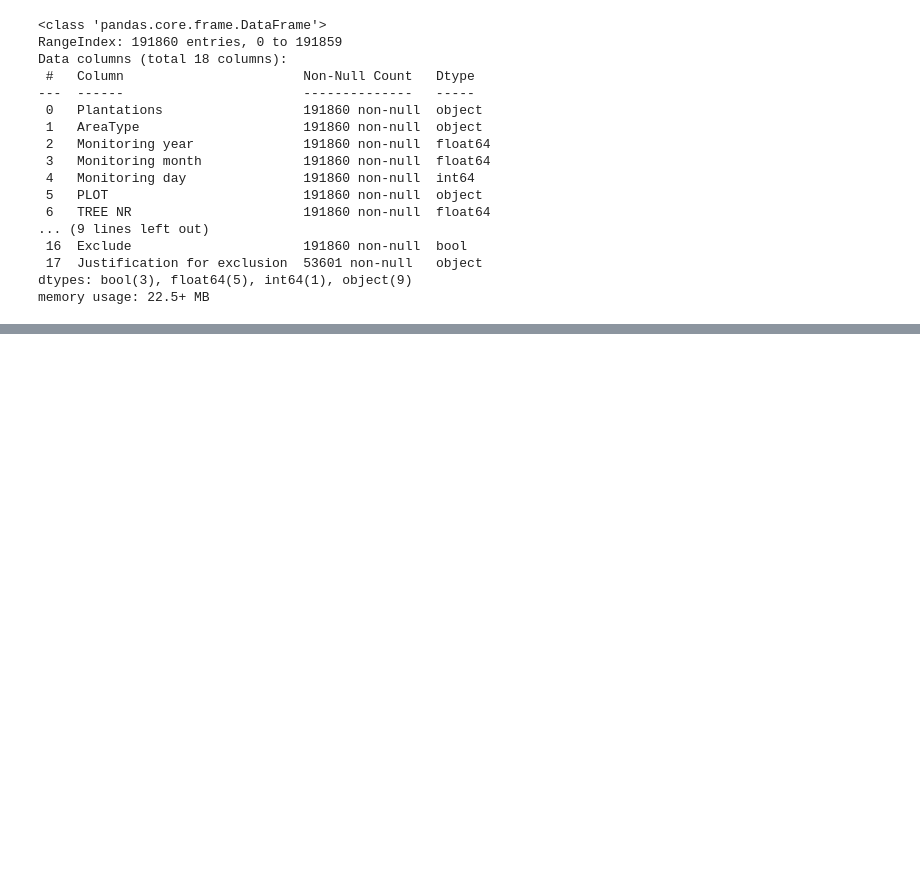
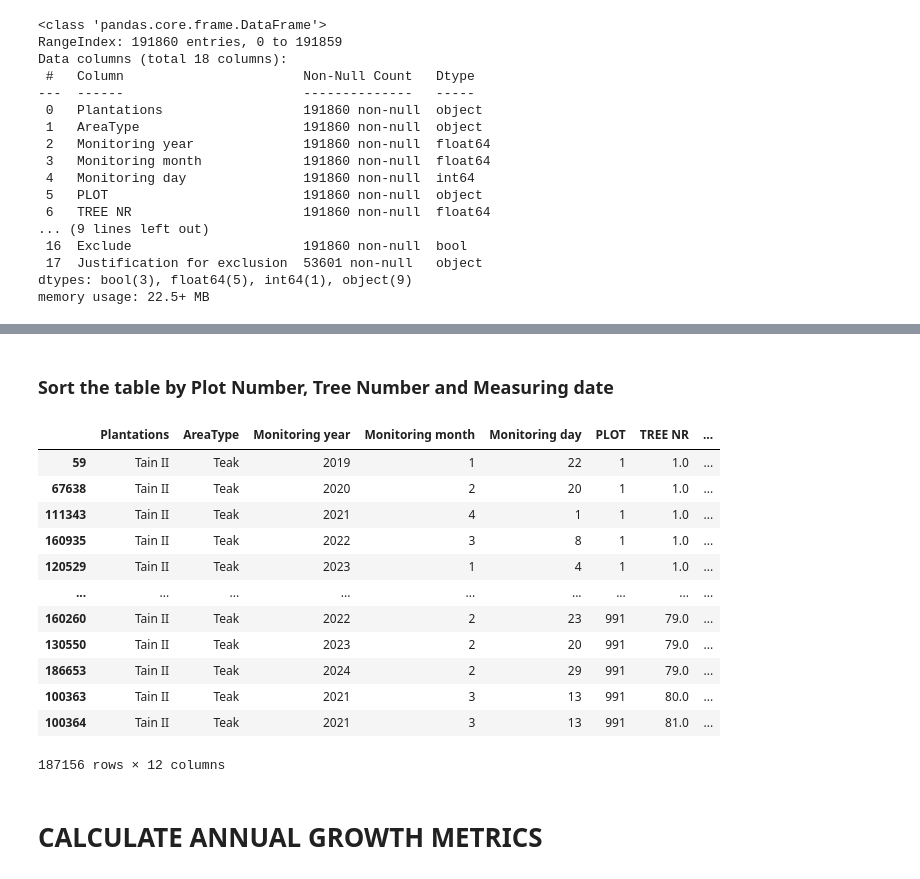
Before and after one commit to ds-gowusu/ds-ml-portfolio, a Jupyter notebook: teak_growth_analysis.ipynb, the cells around one changed output, grey strips where cells are left out. Drawn from its saved outputs; the diff is of its cells as text; code cells hidden in the pictures; blank space fills up the shorter version.

```diff
--- a/teak_growth_analysis.ipynb
+++ b/teak_growth_analysis.ipynb
@@ -172,0 +267,11 @@ AttributeError: Can only use .dt accessor with datetimelike values
+# %%
+# convert the data types of monitoring year and month to integer type to remove the decimal from the floating point
+dtable['Monitoring year'] = dtable['Monitoring year'].astype(int)
+dtable['Monitoring month'] = dtable['Monitoring month'].astype(int)
+# %%
+# convert the monitoring year, month and day to str type to create date from them
+dtable['Monitoring year'] = dtable['Monitoring year'].astype(str)
+dtable['Monitoring month'] = dtable['Monitoring month'].astype(str)
+dtable['Monitoring day'] = dtable['Monitoring day'].astype(str)
+
+dtable.info()
@@ -172,0 +297,3 @@ AttributeError: Can only use .dt accessor with datetimelike values
+# %%
+dtable['Measuring date'] = dtable['Monitoring day'] + '/' + dtable['Monitoring month'] + '/' + dtable['Monitoring year']
+dtable.head()
@@ -172,0 +307,4 @@ AttributeError: Can only use .dt accessor with datetimelike values
+# %%
+# convert the measuring date data type from str to datetime
+dtable['Measuring date'] = pd.to_datetime(dtable['Measuring date'], dayfirst=True)
+dtable.head()
@@ -172,0 +318,21 @@ AttributeError: Can only use .dt accessor with datetimelike values
+# %% [markdown]
+### Sort the table by Plot Number, Tree Number and Measuring date
+# %%
+dtable = dtable.sort_values(by=['PLOT', 'TREE NR', 'Measuring date'])
+dtable
+# %% [output]
+|  | Plantations | AreaType | Monitoring year | Monitoring month | Monitoring day | PLOT | TREE NR | ... |
+| 59 | Tain II | Teak | 2019 | 1 | 22 | 1 | 1.0 | ... |
+| 67638 | Tain II | Teak | 2020 | 2 | 20 | 1 | 1.0 | ... |
+| 111343 | Tain II | Teak | 2021 | 4 | 1 | 1 | 1.0 | ... |
+| 160935 | Tain II | Teak | 2022 | 3 | 8 | 1 | 1.0 | ... |
+| 120529 | Tain II | Teak | 2023 | 1 | 4 | 1 | 1.0 | ... |
+| ... | ... | ... | ... | ... | ... | ... | ... | ... |
+| 160260 | Tain II | Teak | 2022 | 2 | 23 | 991 | 79.0 | ... |
+| 130550 | Tain II | Teak | 2023 | 2 | 20 | 991 | 79.0 | ... |
+| 186653 | Tain II | Teak | 2024 | 2 | 29 | 991 | 79.0 | ... |
+| 100363 | Tain II | Teak | 2021 | 3 | 13 | 991 | 80.0 | ... |
+| 100364 | Tain II | Teak | 2021 | 3 | 13 | 991 | 81.0 | ... |
+187156 rows × 12 columns
+# %% [markdown]
+# CALCULATE ANNUAL GROWTH METRICS
```
Also changed, not shown: parts of 48 cells of this notebook.
